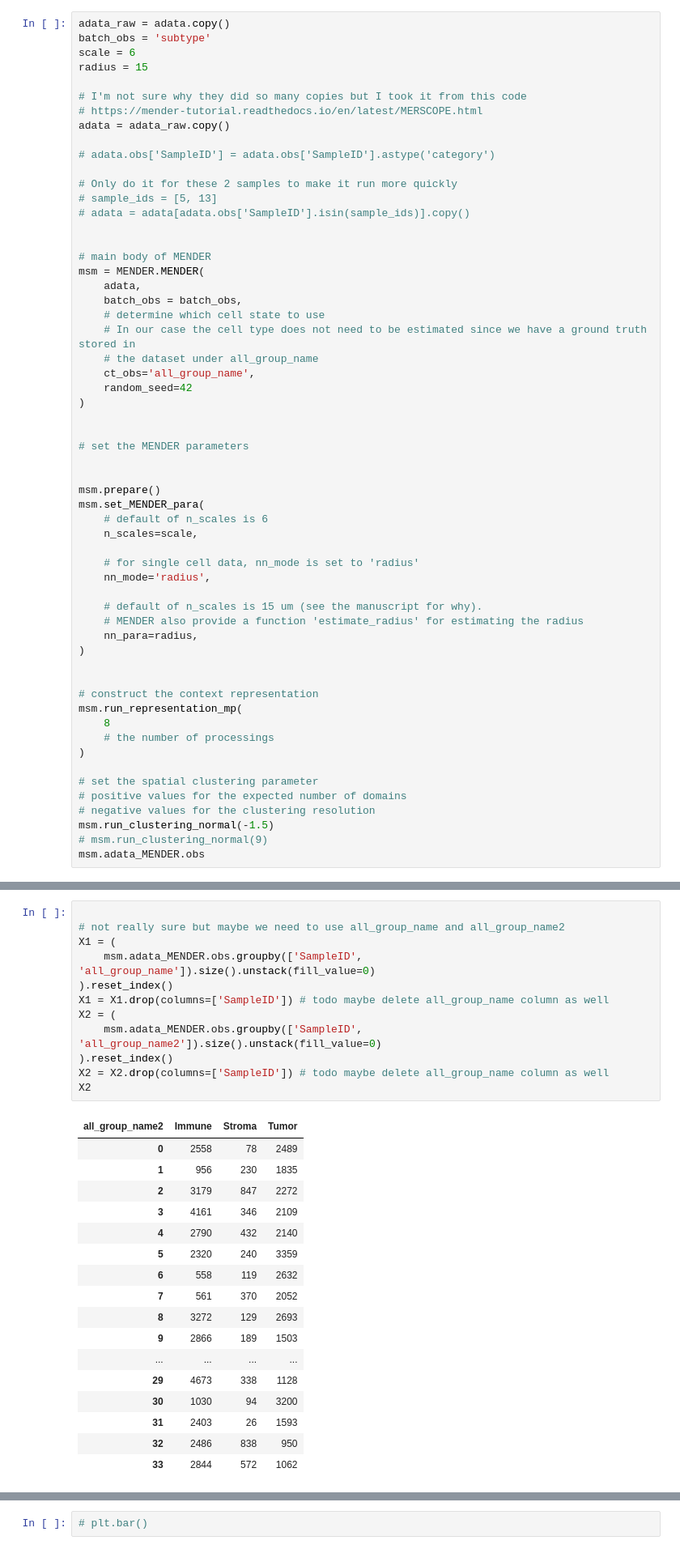
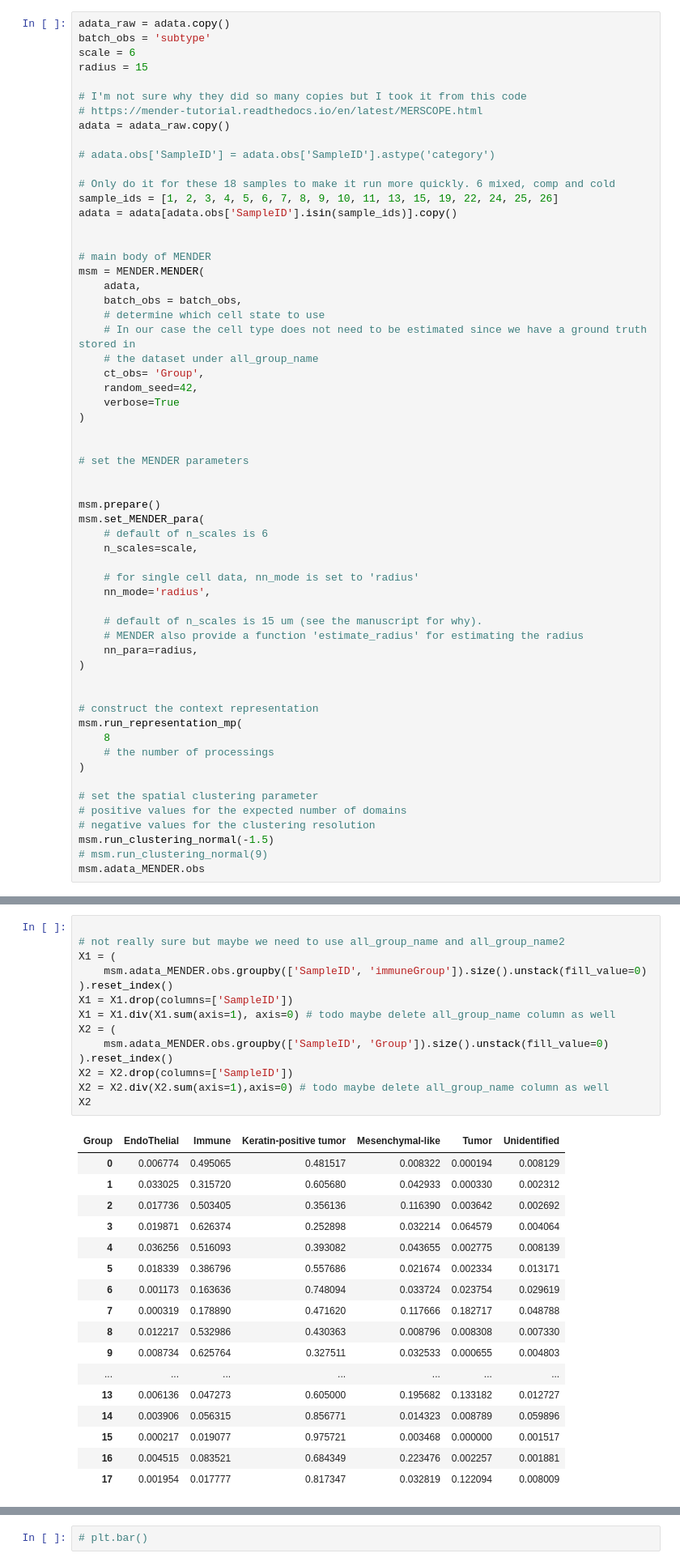
Before and after one commit to SamuelKarskens/mlbio, a Jupyter notebook: initial_experimentation.ipynb, the cells around one changed output, grey strips where cells are left out. Shown at 81% size. Drawn from its saved outputs; the diff is of its cells as text.

```diff
--- a/initial_experimentation.ipynb
+++ b/initial_experimentation.ipynb
@@ -101,9 +270,9 @@ adata = adata_raw.copy()
 
 # adata.obs['SampleID'] = adata.obs['SampleID'].astype('category')
 
-# Only do it for these 2 samples to make it run more quickly
-# sample_ids = [5, 13]
-# adata = adata[adata.obs['SampleID'].isin(sample_ids)].copy()
+# Only do it for these 18 samples to make it run more quickly. 6 mixed, comp and cold
+sample_ids = [1, 2, 3, 4, 5, 6, 7, 8, 9, 10, 11, 13, 15, 19, 22, 24, 25, 26]
+adata = adata[adata.obs['SampleID'].isin(sample_ids)].copy()
 
 
 # main body of MENDER
@@ -113,8 +282,9 @@ msm = MENDER.MENDER(
     # determine which cell state to use
     # In our case the cell type does not need to be estimated since we have a ground truth stored in
     # the dataset under all_group_name
-    ct_obs='all_group_name',
-    random_seed=42
+    ct_obs= 'Group',
+    random_seed=42,
+    verbose=True
 )
 
 
@@ -242,33 +413,35 @@ print(scores_svc)
 # %%
 
 # not really sure but maybe we need to use all_group_name and all_group_name2
 X1 = (
-    msm.adata_MENDER.obs.groupby(['SampleID', 'all_group_name']).size().unstack(fill_value=0)
+    msm.adata_MENDER.obs.groupby(['SampleID', 'immuneGroup']).size().unstack(fill_value=0)
 ).reset_index()
-X1 = X1.drop(columns=['SampleID']) # todo maybe delete all_group_name column as well
+X1 = X1.drop(columns=['SampleID'])
+X1 = X1.div(X1.sum(axis=1), axis=0) # todo maybe delete all_group_name column as well
 X2 = (
-    msm.adata_MENDER.obs.groupby(['SampleID', 'all_group_name2']).size().unstack(fill_value=0)
+    msm.adata_MENDER.obs.groupby(['SampleID', 'Group']).size().unstack(fill_value=0)
 ).reset_index()
-X2 = X2.drop(columns=['SampleID']) # todo maybe delete all_group_name column as well
+X2 = X2.drop(columns=['SampleID'])
+X2 = X2.div(X2.sum(axis=1),axis=0) # todo maybe delete all_group_name column as well
 X2
 # %% [output]
-| all_group_name2 | Immune | Stroma | Tumor |
-| 0 | 2558 | 78 | 2489 |
-| 1 | 956 | 230 | 1835 |
-| 2 | 3179 | 847 | 2272 |
-| 3 | 4161 | 346 | 2109 |
-| 4 | 2790 | 432 | 2140 |
-| 5 | 2320 | 240 | 3359 |
-| 6 | 558 | 119 | 2632 |
-| 7 | 561 | 370 | 2052 |
-| 8 | 3272 | 129 | 2693 |
-| 9 | 2866 | 189 | 1503 |
-| ... | ... | ... | ... |
-| 29 | 4673 | 338 | 1128 |
-| 30 | 1030 | 94 | 3200 |
-| 31 | 2403 | 26 | 1593 |
-| 32 | 2486 | 838 | 950 |
-| 33 | 2844 | 572 | 1062 |
+| Group | EndoThelial | Immune | Keratin-positive tumor | Mesenchymal-like | Tumor | Unidentified |
+| 0 | 0.006774 | 0.495065 | 0.481517 | 0.008322 | 0.000194 | 0.008129 |
+| 1 | 0.033025 | 0.315720 | 0.605680 | 0.042933 | 0.000330 | 0.002312 |
+| 2 | 0.017736 | 0.503405 | 0.356136 | 0.116390 | 0.003642 | 0.002692 |
+| 3 | 0.019871 | 0.626374 | 0.252898 | 0.032214 | 0.064579 | 0.004064 |
+| 4 | 0.036256 | 0.516093 | 0.393082 | 0.043655 | 0.002775 | 0.008139 |
+| 5 | 0.018339 | 0.386796 | 0.557686 | 0.021674 | 0.002334 | 0.013171 |
+| 6 | 0.001173 | 0.163636 | 0.748094 | 0.033724 | 0.023754 | 0.029619 |
+| 7 | 0.000319 | 0.178890 | 0.471620 | 0.117666 | 0.182717 | 0.048788 |
+| 8 | 0.012217 | 0.532986 | 0.430363 | 0.008796 | 0.008308 | 0.007330 |
+| 9 | 0.008734 | 0.625764 | 0.327511 | 0.032533 | 0.000655 | 0.004803 |
+| ... | ... | ... | ... | ... | ... | ... |
+| 13 | 0.006136 | 0.047273 | 0.605000 | 0.195682 | 0.133182 | 0.012727 |
+| 14 | 0.003906 | 0.056315 | 0.856771 | 0.014323 | 0.008789 | 0.059896 |
+| 15 | 0.000217 | 0.019077 | 0.975721 | 0.003468 | 0.000000 | 0.001517 |
+| 16 | 0.004515 | 0.083521 | 0.684349 | 0.223476 | 0.002257 | 0.001881 |
+| 17 | 0.001954 | 0.017777 | 0.817347 | 0.032819 | 0.122094 | 0.008009 |
 # %%
 # all group name
 knn = KNeighborsClassifier()
```
Also changed, not shown: parts of 18 cells of this notebook.
